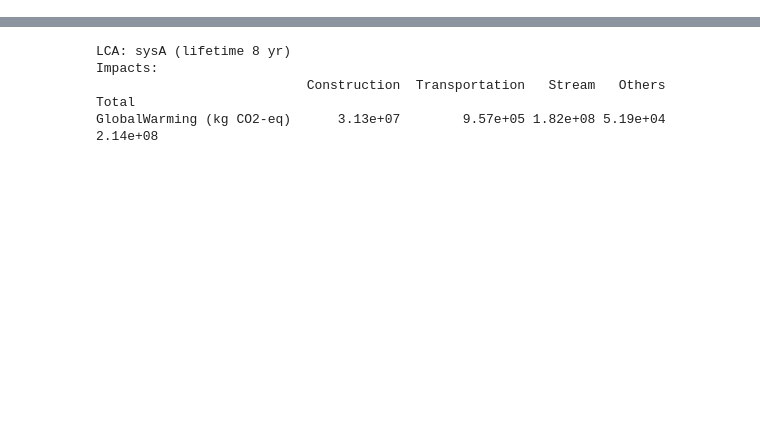
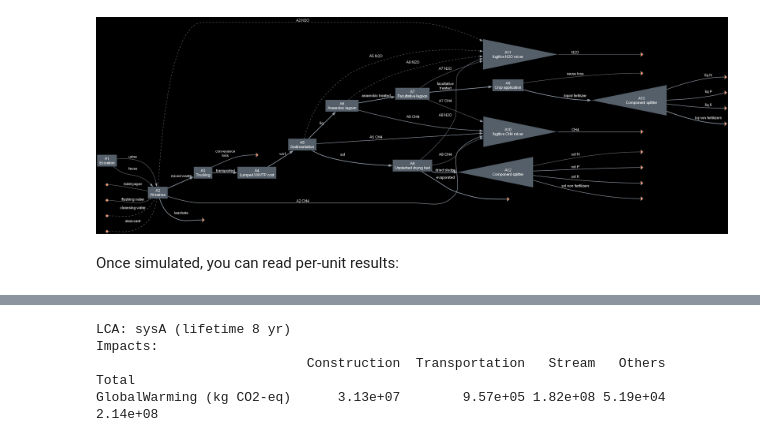
Before and after one commit to QSD-Group/QSDsan, a Jupyter notebook: docs/source/tutorials/0_Quick_Overview.ipynb, the cells around one changed output, grey strips where cells are left out. Cells and saved outputs as stored; diff of their text form; code cells hidden in the pictures; blank space fills up the shorter version.

```diff
--- a/docs/source/tutorials/0_Quick_Overview.ipynb
+++ b/docs/source/tutorials/0_Quick_Overview.ipynb
@@ -187,0 +171,8 @@ bw.sysA.diagram()
+# %%
+from exposan import bwaise as bw
+bw.load()
+bw.sysA.diagram(format='png')
+# %% [output]
+[figure, added]
+# %% [markdown]
+Once simulated, you can read per-unit results:
```
Also changed, not shown: parts of 38 cells of this notebook.
